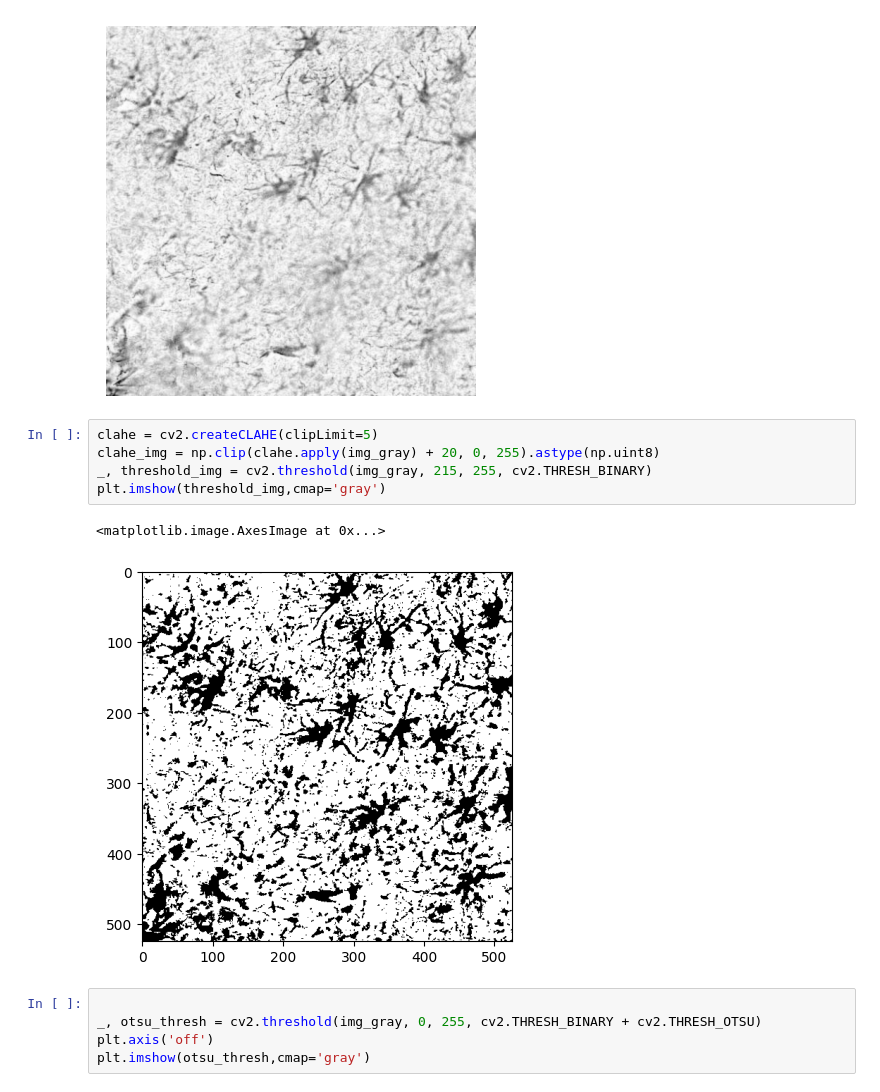
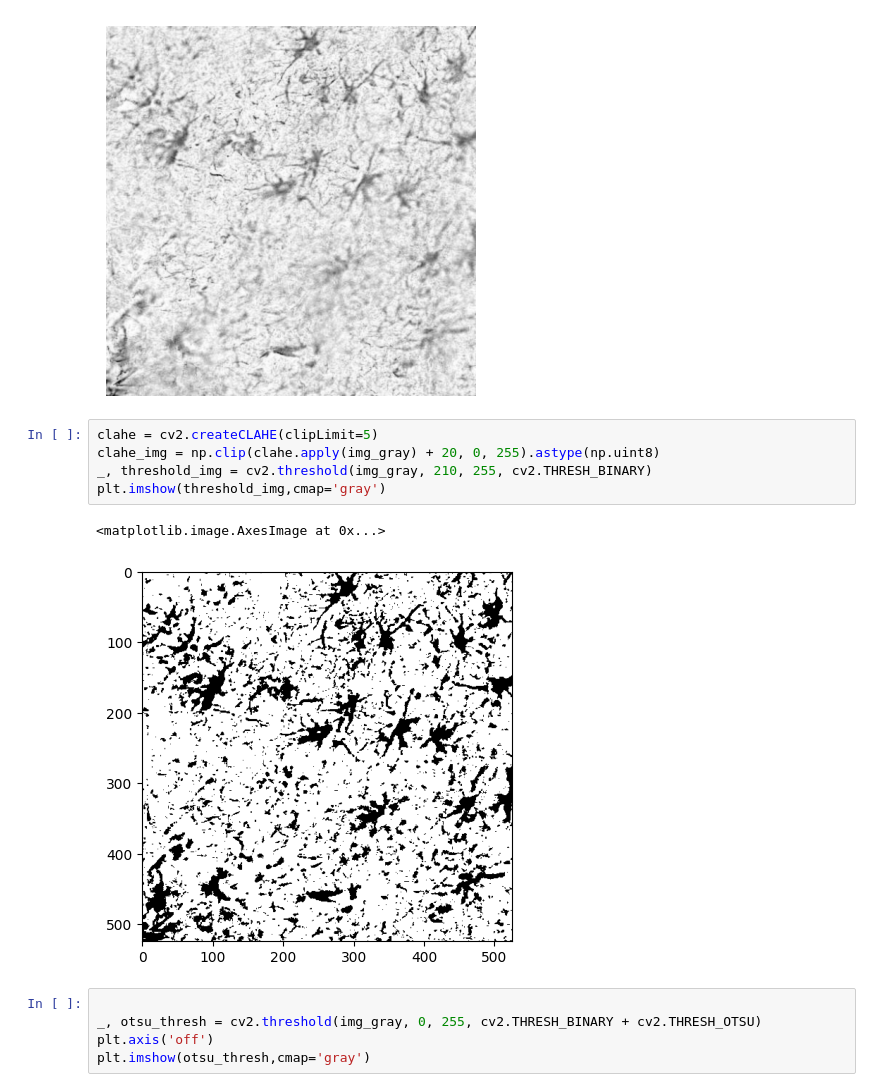
Before and after one commit to raisaaajose/astrocyte-detection, a Jupyter notebook: astrocytes.ipynb, the cells around one changed output. Cells and saved outputs as stored; diff of their text form.

```diff
--- a/astrocytes.ipynb
+++ b/astrocytes.ipynb
@@ -33,11 +33,11 @@ plt.show()
 # %%
 clahe = cv2.createCLAHE(clipLimit=5)
 clahe_img = np.clip(clahe.apply(img_gray) + 20, 0, 255).astype(np.uint8)
-_, threshold_img = cv2.threshold(img_gray, 215, 255, cv2.THRESH_BINARY)
+_, threshold_img = cv2.threshold(img_gray, 210, 255, cv2.THRESH_BINARY)
 plt.imshow(threshold_img,cmap='gray')
 # %% [output]
 <matplotlib.image.AxesImage at 0x...>
-[figure, old version]
+[figure, new version]
 # %%
 
 _, otsu_thresh = cv2.threshold(img_gray, 0, 255, cv2.THRESH_BINARY + cv2.THRESH_OTSU)
```
Also changed, not shown: parts of 4 cells of this notebook.
